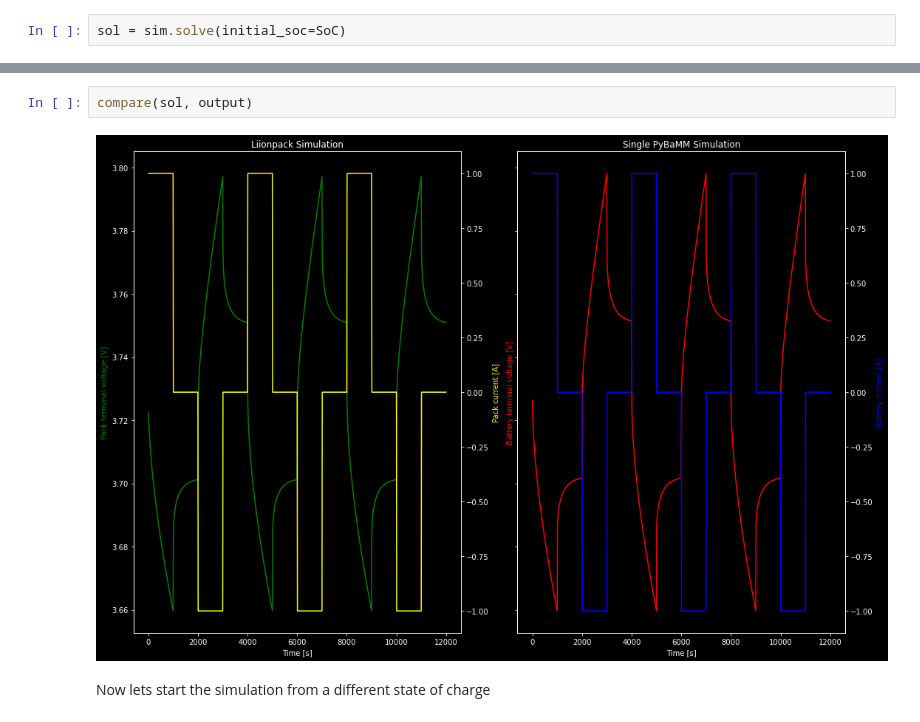
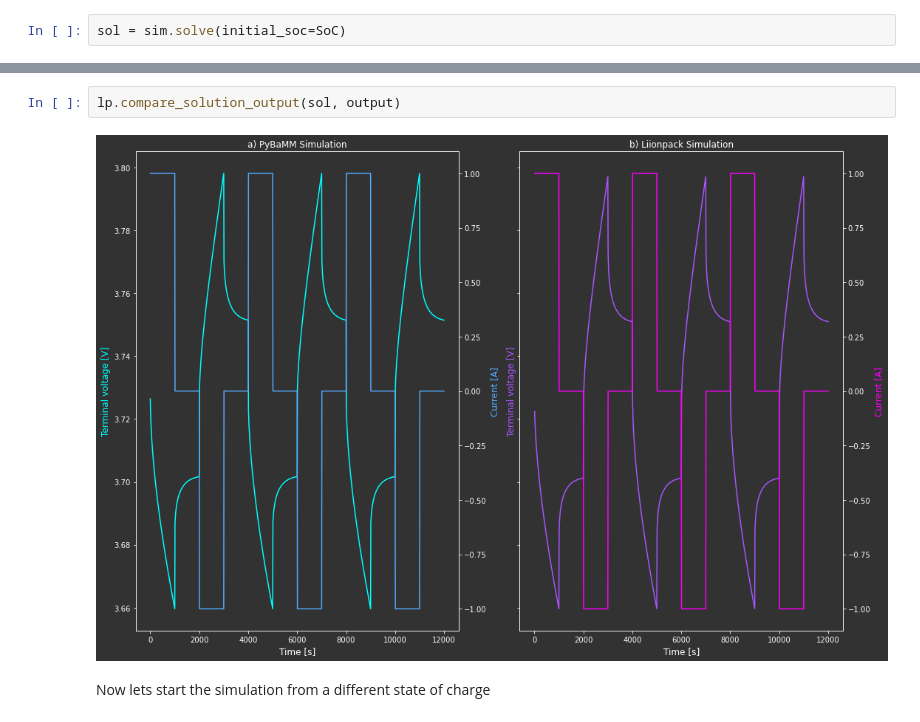
Before and after one commit to pybamm-team/liionpack, a Jupyter notebook: docs/examples/04 Initial SoC.ipynb, the cells around one changed output, grey strips where cells are left out. Cells and saved outputs as stored; diff of their text form.

Commit message:
Add a plot_context for nice web printing

```diff
--- a/docs/examples/04 Initial SoC.ipynb
+++ b/docs/examples/04 Initial SoC.ipynb
@@ -84,7 +57,7 @@ def compare(sol, output):
 # %%
-compare(sol, output)
+lp.compare_solution_output(sol, output)
 # %% [output]
-[figure, old version]
+[figure, new version]
 # %% [markdown]
 Now lets start the simulation from a different state of charge
 # %%
```
Also changed, not shown: parts of 3 cells of this notebook, 6 other files.
